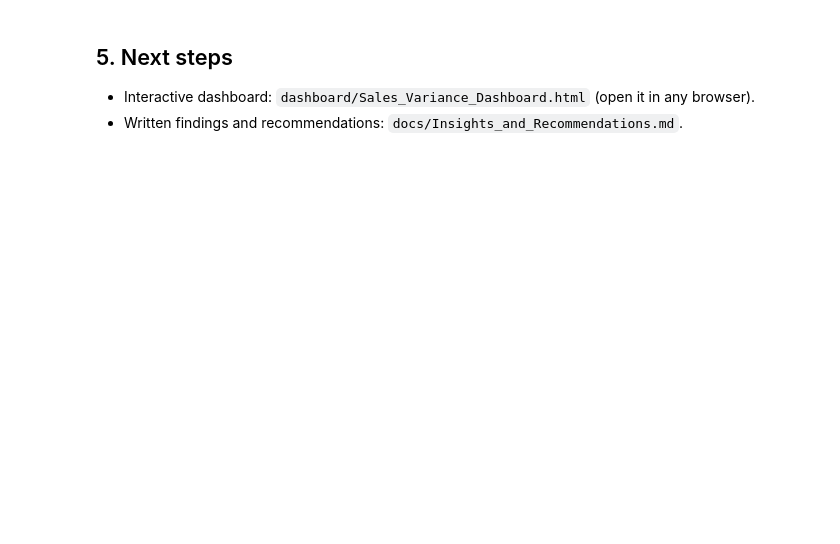
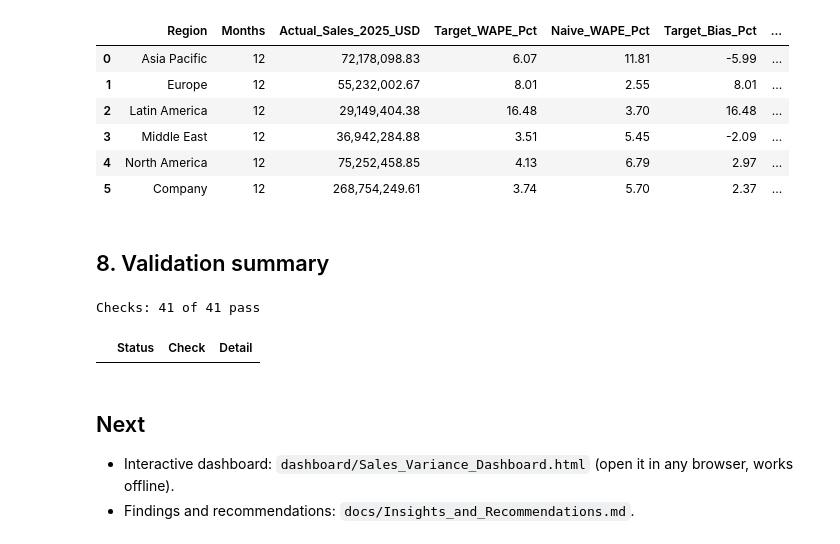
Before and after one commit to kunalkanjwani08-afk/sales-variance-fpa-dashboard, a Jupyter notebook: notebooks/03_metrics_and_analysis.ipynb, the cells around one changed output. Cells and saved outputs as stored; diff of their text form; code cells hidden in the pictures; blank space fills up the shorter version.

```diff
--- a/notebooks/03_metrics_and_analysis.ipynb
+++ b/notebooks/03_metrics_and_analysis.ipynb
@@ -123,0 +116,11 @@ pd.read_excel(WORKBOOK, sheet_name="Executive_Summary")
+# %%
+g = df.assign(TS=cents(df["Target_Sales_USD"]), AS=cents(df["Actual_Sales_USD"]),
+             TG=cents(df["Target_Gross_Profit_USD"]), AG=cents(df["Actual_Gross_Profit_USD"])).groupby("Region")[
+    ["TS", "AS", "TG", "AG"]].sum()
+region = pd.DataFrame({"Sales_Var_USD": (g.AS - g.TS) / 100, "Sales_Var_Pct": (g.AS - g.TS) / g.TS * 100,
+                       "GP_Var_Pct": (g.AG - g.TG) / g.TG * 100}).sort_values("Sales_Var_Pct")
+wb_region = wb["By_Region"].set_index("Region")
+diff = (region["Sales_Var_USD"] - wb_region["Sales_Variance_USD"]).abs().max()
+print(f"Largest difference vs the workbook: ${diff:,.4f}")
+assert diff < 0.005
+region.join(wb_region[["Price_Effect_USD", "Mix_Effect_USD", "Sales_Variance_Status"]])
@@ -123,0 +138,16 @@ pd.read_excel(WORKBOOK, sheet_name="Executive_Summary")
+# %%
+monthly = wb["By_Year_Month"].set_index("Year_Month")
+below = (monthly["Sales_Variance_USD"] < 0).sum()
+print(f"Months below target: {below} of {len(monthly)}")
+fig, ax = plt.subplots(figsize=(9, 3))
+v = monthly["Sales_Variance_Pct"]
+ax.bar(range(len(v)), v, color=["#d03b3b" if x < 0 else "#2a6fdb" for x in v], width=0.7)
+ax.axhline(0, color="#444", lw=0.8)
+for y in (3, -3):
+    ax.axhline(y, color="#999", lw=0.8, ls="--")
+ax.set_xticks(range(len(v)), [str(i)[2:] for i in v.index], rotation=90, fontsize=8)
+ax.set_ylabel("Sales variance %")
+ax.set_title("Monthly sales variance vs target (dashed lines: ±3% tolerance)")
+ax.spines[["top", "right"]].set_visible(False)
+plt.tight_layout()
+plt.show()
@@ -124,4 +171,23 @@ pd.read_excel(WORKBOOK, sheet_name="Executive_Summary")
+# %%
+wb["Target_Accuracy"]
+# %% [output]
+|  | Region | Months | Actual_Sales_2025_USD | Target_WAPE_Pct | Naive_WAPE_Pct | Target_Bias_Pct | ... |
+| 0 | Asia Pacific | 12 | 72,178,098.83 | 6.07 | 11.81 | -5.99 | ... |
+| 1 | Europe | 12 | 55,232,002.67 | 8.01 | 2.55 | 8.01 | ... |
+| 2 | Latin America | 12 | 29,149,404.38 | 16.48 | 3.70 | 16.48 | ... |
+| 3 | Middle East | 12 | 36,942,284.88 | 3.51 | 5.45 | -2.09 | ... |
+| 4 | North America | 12 | 75,252,458.85 | 4.13 | 6.79 | 2.97 | ... |
+| 5 | Company | 12 | 268,754,249.61 | 3.74 | 5.70 | 2.37 | ... |
+# %% [markdown]
+## 8. Validation summary
+# %%
+v = wb["Validation_Summary"]
+print(f"Checks: {(v['Status'] == 'PASS').sum()} of {len(v)} pass")
+v[v["Status"] != "PASS"]
+# %% [output]
+Checks: 41 of 41 pass
+|  | Status | Check | Detail |
 # %% [markdown]
-## 5. Next steps
-* Interactive dashboard: `dashboard/Sales_Variance_Dashboard.html` (open it in any browser).
-* Written findings and recommendations: `docs/Insights_and_Recommendations.md`.
+## Next
+* Interactive dashboard: `dashboard/Sales_Variance_Dashboard.html` (open it in any browser, works offline).
+* Findings and recommendations: `docs/Insights_and_Recommendations.md`.
```
Also changed, not shown: parts of 25 cells of this notebook, 51 other files.
